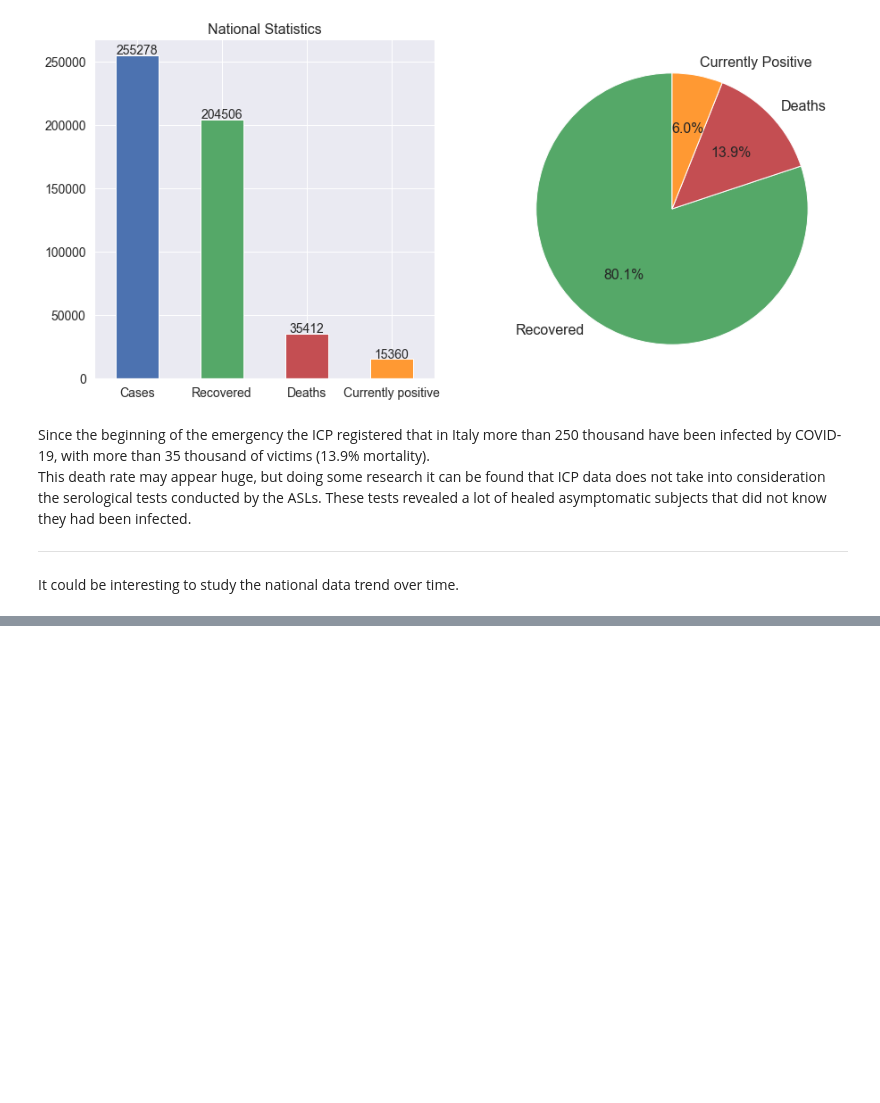
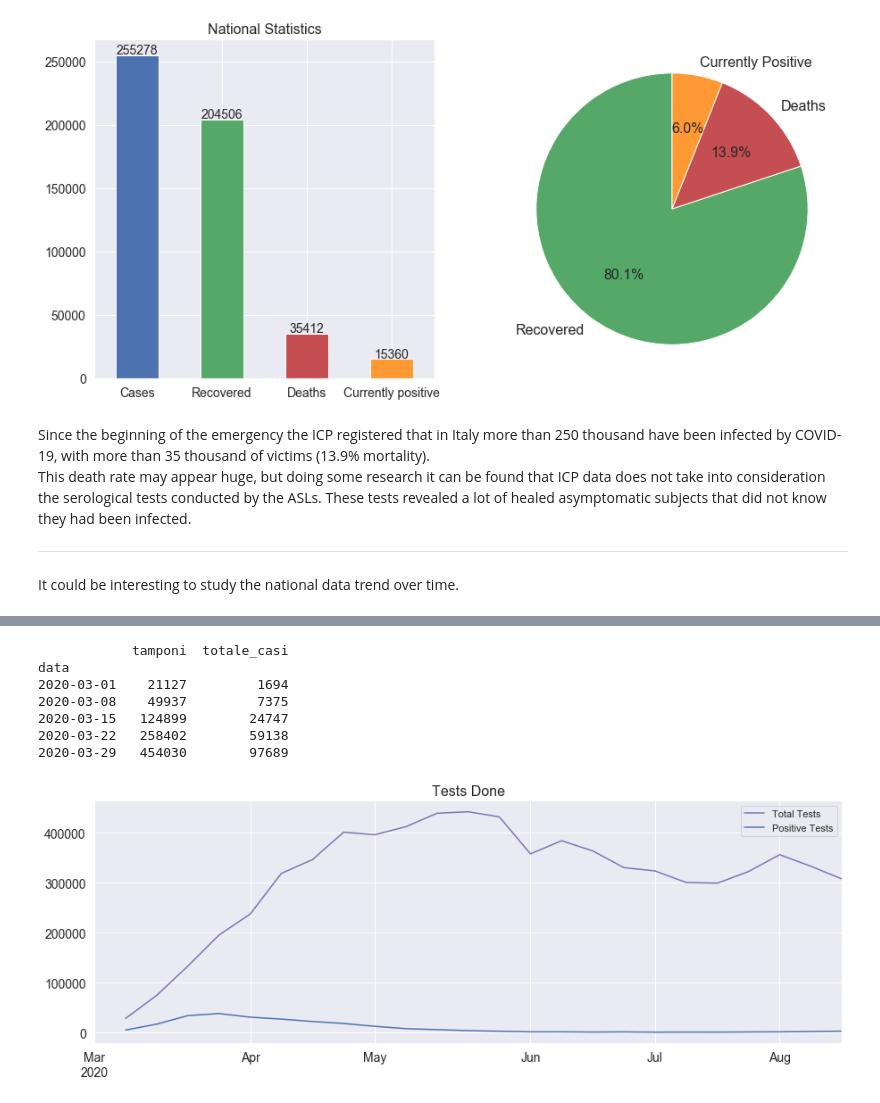
Before and after one commit to JacopoBartoli/agm_algorithms, a Jupyter notebook: Bartoli-Ravagli.ipynb, the cells around one changed output, grey strips where cells are left out. Saved outputs shown, nothing was run; the diff lists cells and outputs as text; code cells hidden in the pictures; blank space fills up the shorter version.

```diff
--- a/Bartoli-Ravagli.ipynb
+++ b/Bartoli-Ravagli.ipynb
@@ -373,3 +384,21 @@ The lockdown started in mid-March, and according to data it took about two weeks
 The precautions and the social distancing made sure that the contagion did not spread again after the end of the lockdown, but in the last weeks (the first of August) a new growth of infections had been registered. This is attributable to people returning from holidays in foreign country and not respecting the known rules on vacation.
 
 We can also observe from the second chart that the death rate remained almost stable over the time.
+# %%
+df_weekly_data = df_reg[["tamponi", "totale_casi"]].groupby(level=0).sum().asfreq("W")
+df_weekly_trend = df_weekly_data - df_weekly_data.shift(+1)
+df_weekly_trend.columns = ["Total Tests", "Positive Tests"]
+
+color_list = ["m", "b"]
+ax = df_weekly_trend.plot(title="Tests Done", color=color_list, figsize=(15, 5), fontsize=14)
+ax.set_xlabel(None)
+ax.title.set_size(16)
+# %% [output]
+            tamponi  totale_casi
+data
+2020-03-01    21127         1694
+2020-03-08    49937         7375
+2020-03-15   124899        24747
+2020-03-22   258402        59138
+2020-03-29   454030        97689
+[figure, added]
```
Also changed, not shown: parts of 10 cells of this notebook.
